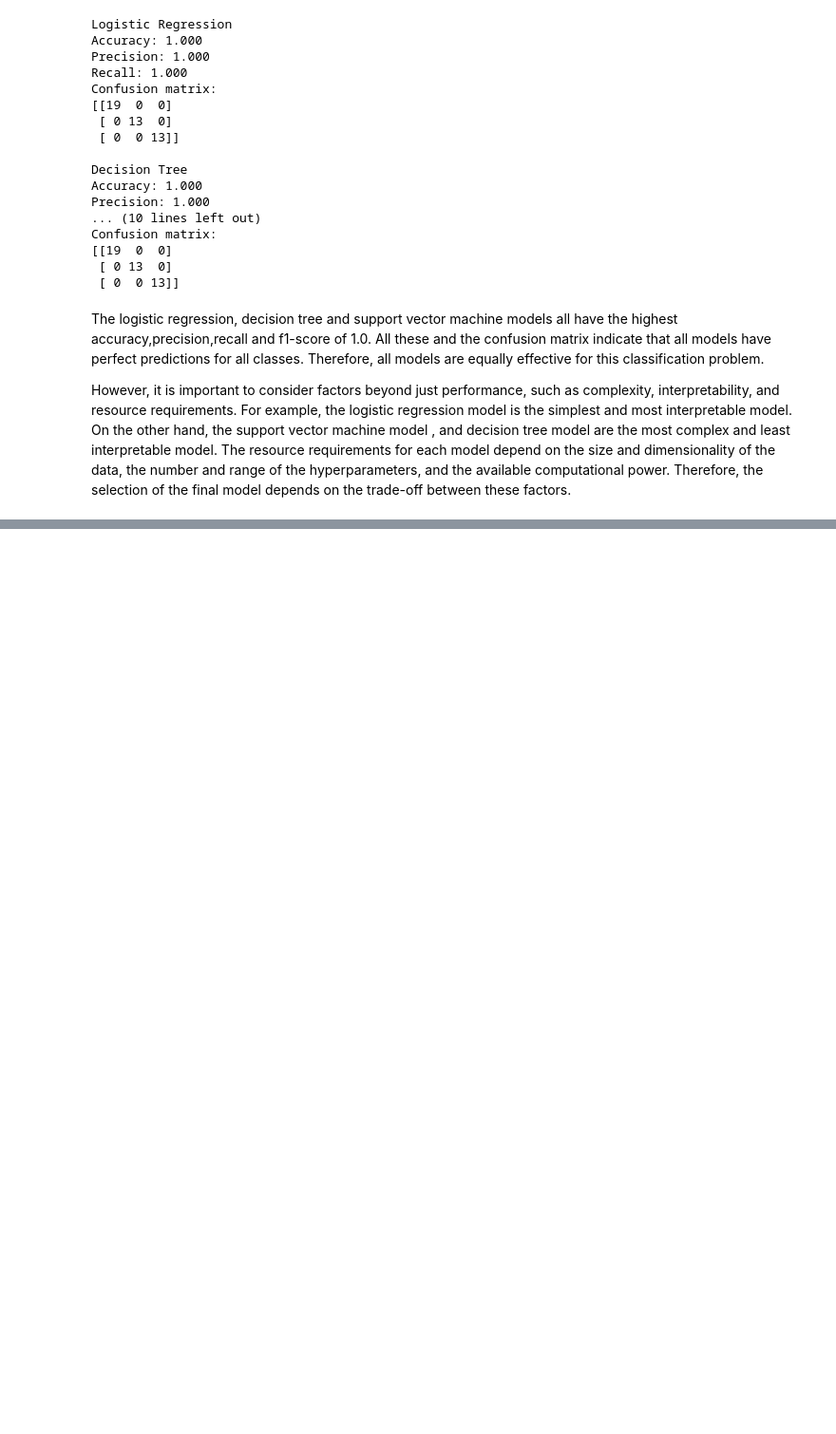
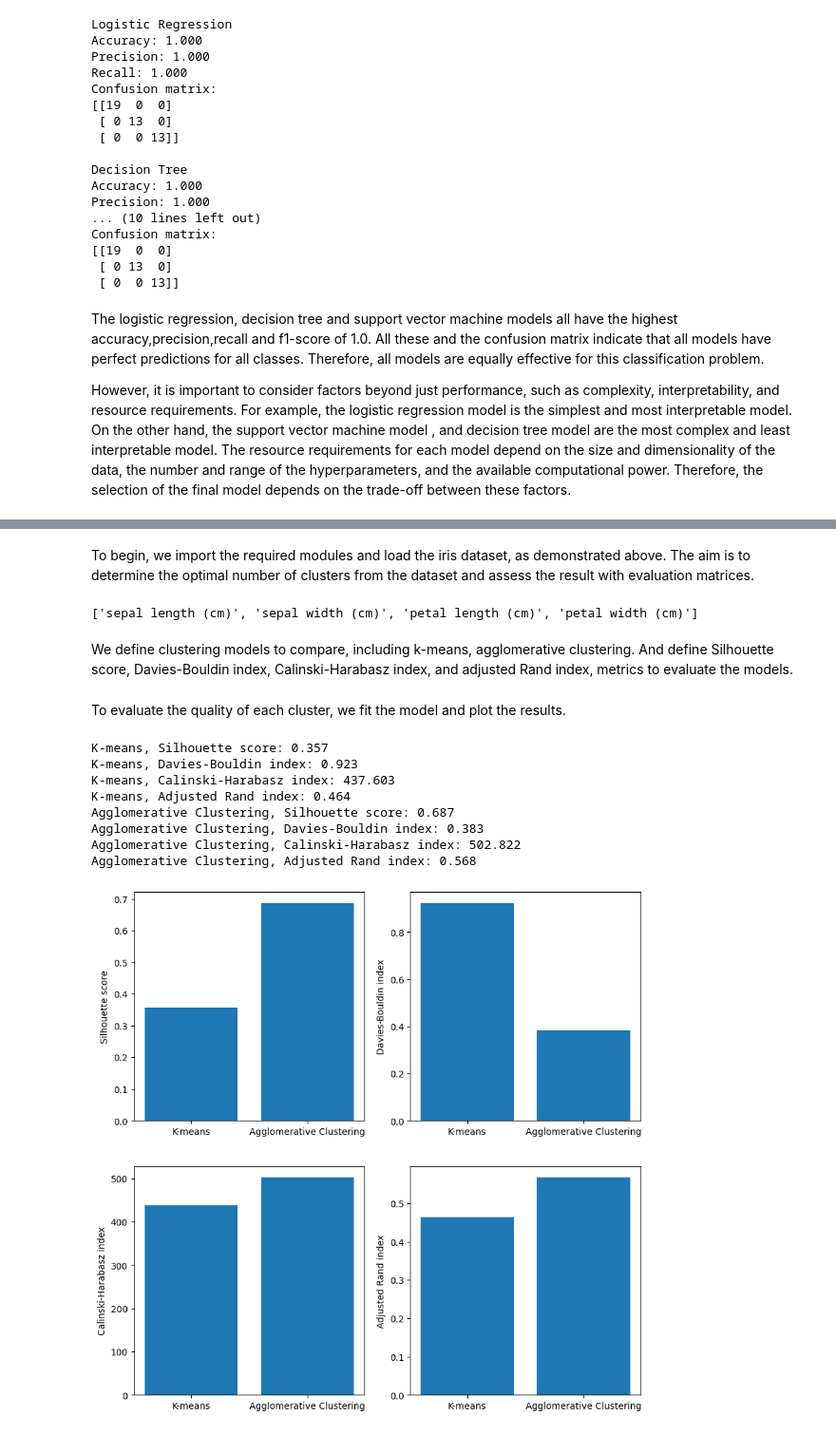
Before and after one commit to bpbpublications/Statistics-for-Data-Scientists-and-Analysts, a Jupyter notebook: notebooks/chapter7/chapter7.ipynb, the cells around one changed output, grey strips where cells are left out. Shown at 95% size. Cells and saved outputs as stored; diff of their text form; code cells hidden in the pictures; blank space fills up the shorter version.

```diff
--- a/notebooks/chapter7/chapter7.ipynb
+++ b/notebooks/chapter7/chapter7.ipynb
@@ -994,0 +997,66 @@ However, it is important to consider factors beyond just performance, such as co
+# %% [markdown]
+To begin, we import the required modules and load the iris dataset, as demonstrated above. The aim is to determine the optimal number of clusters from the dataset and assess the result with evaluation matrices.
+# %%
+import numpy as np
+import pandas as pd
+import matplotlib.pyplot as plt
+from sklearn.datasets import load_iris
+from sklearn.cluster import KMeans, AgglomerativeClustering
+from sklearn.metrics import silhouette_score, davies_bouldin_score, calinski_harabasz_score, adjusted_rand_score
+
+# Load dataset
+iris = load_iris()
+X = iris.data # Features
+y = iris.target # True labels
+print(iris.feature_names)
+# %% [output]
+['sepal length (cm)', 'sepal width (cm)', 'petal length (cm)', 'petal width (cm)']
+# %% [markdown]
+We define clustering models to compare, including k-means, agglomerative clustering. And define Silhouette score, Davies-Bouldin index, Calinski-Harabasz index, and adjusted Rand index, metrics to evaluate the models.
+# %%
+# Define candidate models
+models = {
+    'K-means': KMeans(),
+    'Agglomerative Clustering': AgglomerativeClustering()
+}
+# Evaluate models using multiple metrics
+metrics = {
+    'Silhouette score': silhouette_score,
+    'Davies-Bouldin index': davies_bouldin_score,
+    'Calinski-Harabasz index': calinski_harabasz_score,
+    'Adjusted Rand index': adjusted_rand_score
+}
+# %% [markdown]
+To evaluate the quality of each cluster, we fit the model and plot the results.
+# %%
+# Fit model, get cluster labels, compare reasults
+scores = {}
+for name, model in models.items():
+    labels = model.fit_predict(X)
+    scores[name] = {}
+    for metric_name, metric in metrics.items():
+        if metric_name == 'Adjusted Rand index':
+            score = metric(y, labels) # Compare true labels and predicted labels
+        else:
+            score = metric(X, labels) # Compare features and predicted labels
+        scores[name][metric_name] = score
+        print(f'{name}, {metric_name}: {score:.3f}')
+# Plot scores
+fig, ax = plt.subplots(2, 2, figsize=(10, 10))
+for i, metric_name in enumerate(metrics.keys()):
+    row = i // 2
+    col = i % 2
+    ax[row, col].bar(scores.keys(), [score[metric_name] for score in scores.values()])
+    ax[row, col].set_ylabel(metric_name)
+# Save the figure
+plt.savefig('Clustering_model_selection_and_evaluation.png', dpi=600, bbox_inches='tight')
+# %% [output]
+K-means, Silhouette score: 0.357
+K-means, Davies-Bouldin index: 0.923
+K-means, Calinski-Harabasz index: 437.603
+K-means, Adjusted Rand index: 0.464
+Agglomerative Clustering, Silhouette score: 0.687
+Agglomerative Clustering, Davies-Bouldin index: 0.383
+Agglomerative Clustering, Calinski-Harabasz index: 502.822
+Agglomerative Clustering, Adjusted Rand index: 0.568
+[figure, added]
```
Also changed, not shown: parts of 1 cell of this notebook.
